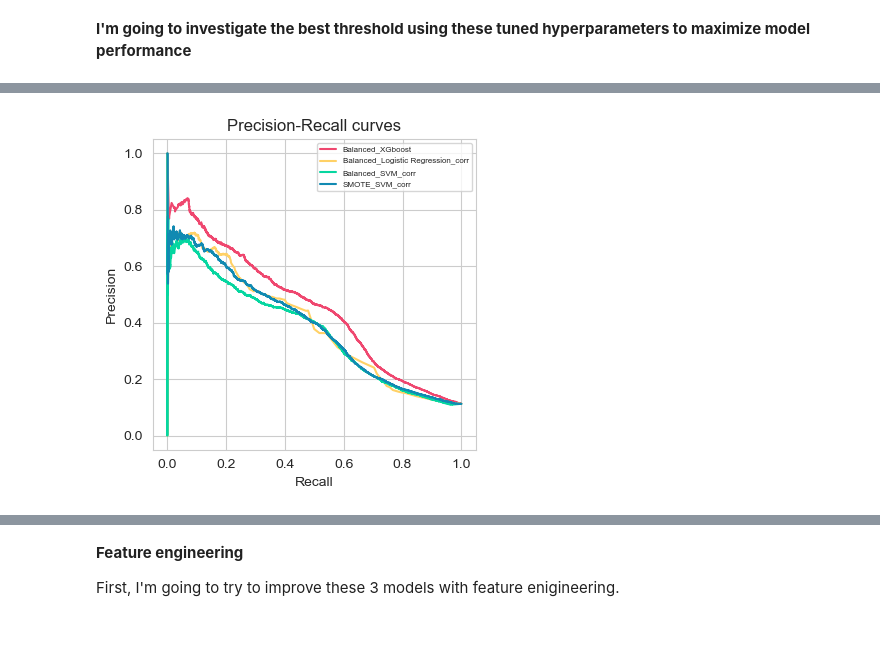
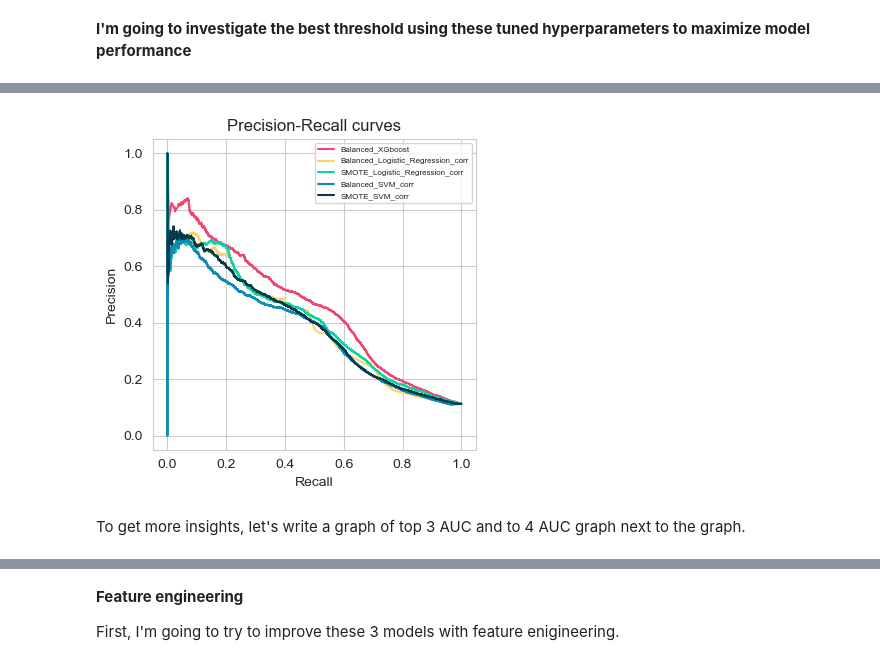
Before and after one commit to Itaru2018/bankmarketing_jupyter, a Jupyter notebook: Bank_Marketing.ipynb, the cells around one changed output, grey strips where cells are left out. Cells and saved outputs as stored; diff of their text form; code cells hidden in the pictures; blank space fills up the shorter version.

```diff
--- a/Bank_Marketing.ipynb
+++ b/Bank_Marketing.ipynb
@@ -780,7 +788,7 @@ plt.show()
 # %%
 # Try weight balanced model as well
 balanced_models_corr ={
-    'Logistic Regression': Pipeline([
+    'Logistic_Regression': Pipeline([
         ('preprocessing', linear_preprocessor_corr),
         ('select_corr', smart_corr_sel),
         ('model', LogisticRegression(class_weight='balanced',  solver='saga', tol=1e-3, n_jobs=-1, random_state=42))
@@ -1198,22 +1108,29 @@ SVM_corr_balanced Tuning time is: 802.86 seconds
 # %%
-# Hyperparameter tuning for Logistic Regression
+import time
+# Hyperparameter tuning for Logistic_Regression
 # Define the path to store the outcomes
 lr_model_corr_1_path = Path('hyperparameter_results/lr_model_corr_1.json')
 lr_model_corr_1_path.parent.mkdir(parents=True, exist_ok=True)
 
 
-# Create a dictionary of Logistic Regression model's Pipelines
+# Create a dictionary of Logistic_Regression model's Pipelines
 # To maximize the outcome, increase max_iter to 1000 (default is 100).
 # LogisticRegression supports n_jobs=-1 (parallel fitting), unlike LinearSVC, so training remains reasonably fast.
 # Run the following code only when the file doesn't exist
 if not lr_model_corr_1_path.exists():
 
     lr_models_corr = {
-        'Logistic Regression_corr_balanced': Pipeline([
+        'Logistic_Regression_corr_balanced': Pipeline([
             ('preprocessing', linear_preprocessor_corr),
             ('select_corr', smart_corr_sel),
             ('model', LogisticRegression(class_weight='balanced',  solver='saga', tol=1e-3, n_jobs=-1, random_state=42, max_iter=1000))
         ]),
+        'Logistic_Regression_corr_SMOTE': Imbpipeline([
+        ('preprocessing', linear_preprocessor_corr),
+        ('smote', SMOTE(random_state=42)),
+        ('select_corr', smart_corr_sel),
+        ('model', LogisticRegression(solver='saga', tol=1e-3, n_jobs=-1, random_state=42))
+    ]),
     }
 
     # Define search space
@@ -1295,7 +1194,8 @@ best parameters for Logistic Regression: {'Logistic Regression_corr_balanced': {
 best_params_xgb_bayes_1_dic = best_params_xgb_bayes_loaded['best_params']
 best_params_linear_svc_corr_1_smote_dic = best_params_linear_svc_corr_1_loaded['SVM_corr_SMOTE']['best_params']
 best_params_linear_svc_corr_1_balanced_dic = best_params_linear_svc_corr_1_loaded['SVM_corr_balanced']['best_params']
-best_params_lr_models_corr_1_balanced_dic = best_params_lr_models_corr_1_loaded['Logistic Regression_corr_balanced']['best_params']
+best_params_lr_models_corr_1_balanced_dic = best_params_lr_models_corr_1_loaded['Logistic_Regression_corr_balanced']['best_params']
+best_params_lr_models_corr_1_smote_dic = best_params_lr_models_corr_1_loaded['Logistic_Regression_corr_SMOTE']['best_params']
 # %%
 # Import numpy for calculation
 import numpy as np
@@ -1303,7 +1203,8 @@ import numpy as np
 # Create a new dictionary of the models I want to evaluate
 PR_curve_selected_models = {
     'Balanced_XGboost': balanced_models['XGBoost'].set_params(**best_params_xgb_bayes_1_dic),
-    'Balanced_Logistic Regression_corr': balanced_models_corr['Logistic Regression'].set_params(**best_params_lr_models_corr_1_balanced_dic),
+    'Balanced_Logistic_Regression_corr': balanced_models_corr['Logistic_Regression'].set_params(**best_params_lr_models_corr_1_balanced_dic),
+    'SMOTE_Logistic_Regression_corr': smote_models_corr['Logistic_Regression'].set_params(**best_params_lr_models_corr_1_smote_dic),
     'Balanced_SVM_corr': balanced_models_corr['SVM'].set_params(**best_params_linear_svc_corr_1_balanced_dic),
     'SMOTE_SVM_corr': smote_models_corr['SVM'].set_params(**best_params_linear_svc_corr_1_smote_dic )
 
@@ -1373,22 +1274,24 @@ print(PR_scores)
 # %%
 # Plot the PR curve from the data
 # Define custom color palette for all models
-palette_3 =['#ef476f', '#ffd166', '#06d6a0', '#118ab2']
+palette_3 =['#ef476f', '#ffd166', '#06d6a0', '#118ab2',  '#073b4c']
 
 # plot PR curve
 plt.figure(figsize=(4,4))
 # Make a loop to draw the curve for each model with the custom colors
 for i, label_name in  enumerate(PR_scores):
     plt.plot(label_name['recall'], label_name['precision'], label=label_name['label'], color=palette_3[i])
 
 # Decide the layout of the plots
 plt.legend(loc='upper right', fontsize='xx-small')
 plt.xlabel('Recall')
 plt.ylabel('Precision')
 plt.title('Precision-Recall curves')
 plt.tight_layout()
 plt.grid(True)
 
 plt.show()
 # %% [output]
-[figure, old version]
+[figure, new version]
+# %% [markdown]
+To get more insights, let's write a graph of top 3 AUC and to 4 AUC graph next to the graph.
```
Also changed, not shown: parts of 61 cells of this notebook, 7 other files.
